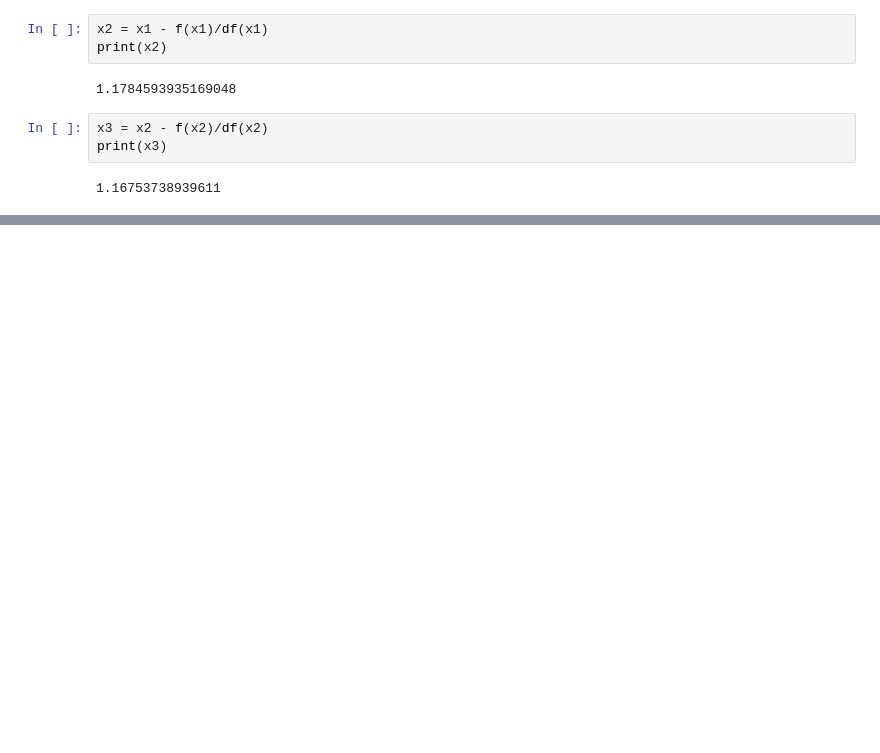
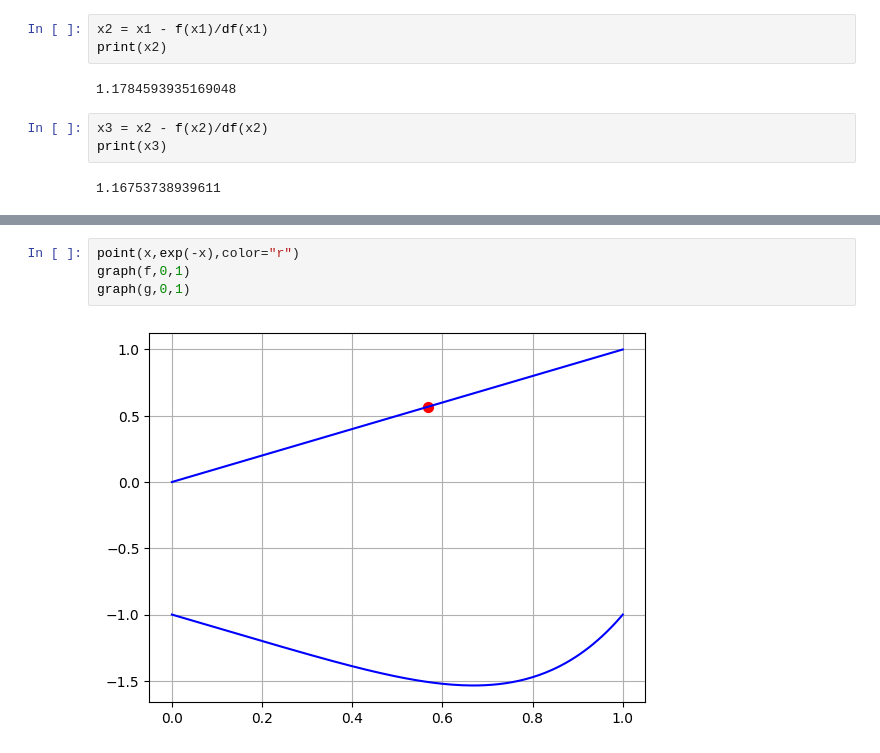
Before and after one commit to CTLMath/birs2025group0, a Jupyter notebook: newton.ipynb, the cells around one changed output, grey strips where cells are left out. Drawn from its saved outputs; the diff is of its cells as text; blank space fills up the shorter version.

```diff
--- a/newton.ipynb
+++ b/newton.ipynb
@@ -49,0 +146,6 @@ print(x3)
+# %%
+point(x,exp(-x),color="r")
+graph(f,0,1)
+graph(g,0,1)
+# %% [output]
+[figure, added]
```
Also changed, not shown: parts of 21 cells of this notebook, 4 other files.
